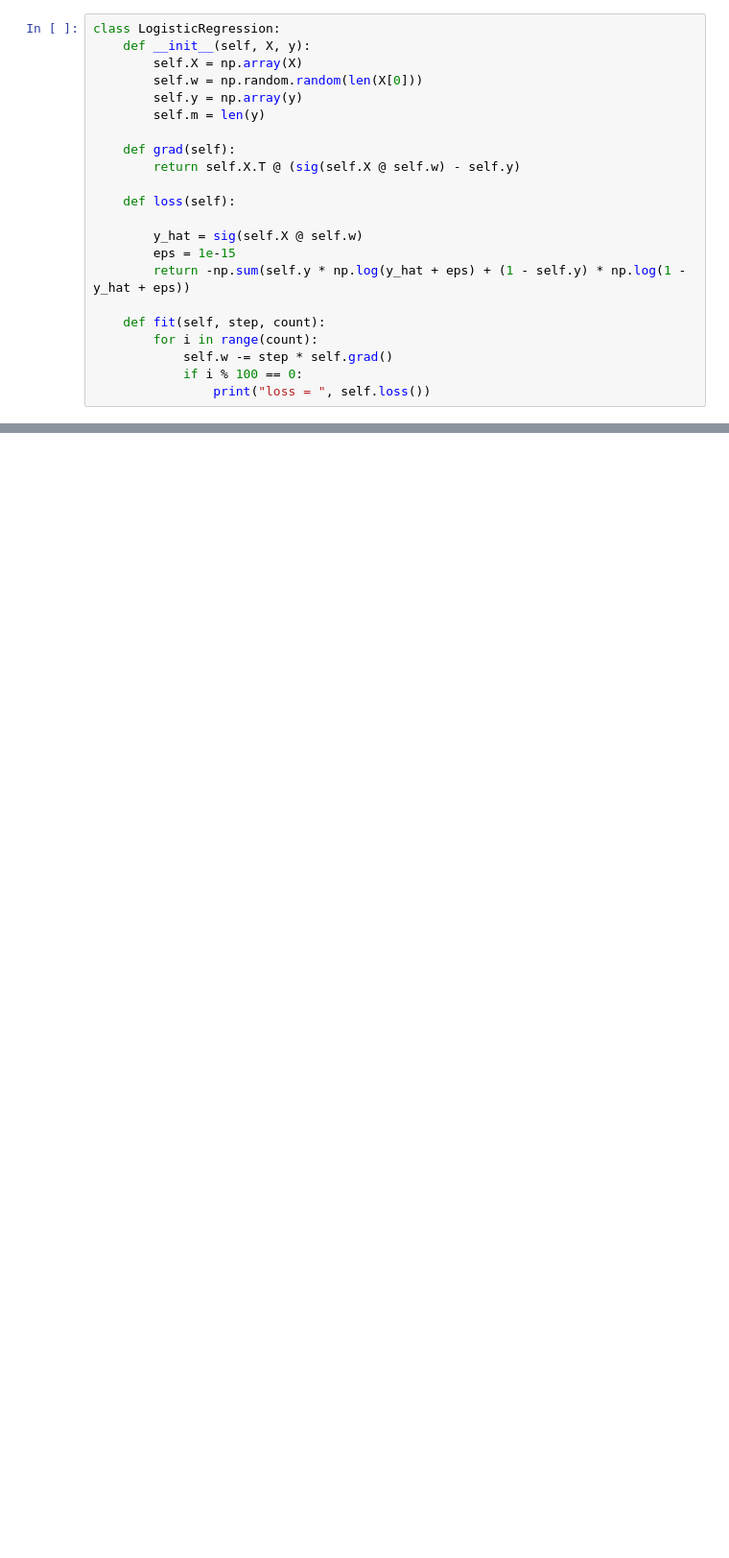
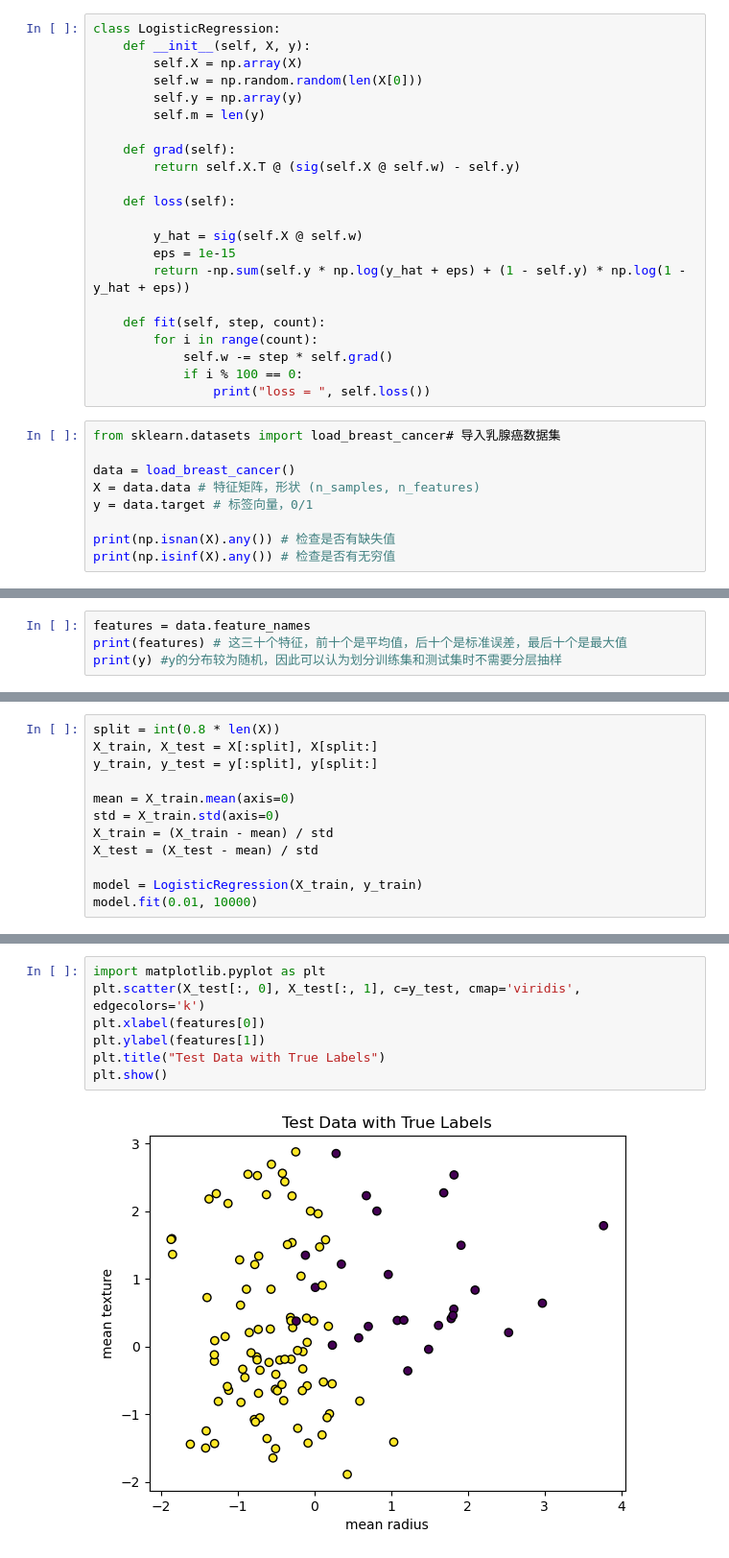
Before and after one commit to Xiaoqiming0403/ML-4, a Jupyter notebook: logistic_regression.ipynb, the cells around one changed output, grey strips where cells are left out. Shown at 96% size. Saved outputs shown, nothing was run; the diff lists cells and outputs as text; blank space fills up the shorter version.

```diff
--- a/logistic_regression.ipynb
+++ b/logistic_regression.ipynb
@@ -32,3 +30,12 @@ class LogisticRegression:
             self.w -= step * self.grad()
             if i % 100 == 0:
                 print("loss = ", self.loss())
+# %%
+from sklearn.datasets import load_breast_cancer# 导入乳腺癌数据集
+
+data = load_breast_cancer()
+X = data.data # 特征矩阵，形状 (n_samples, n_features)
+y = data.target # 标签向量，0/1
+
+print(np.isnan(X).any()) # 检查是否有缺失值
+print(np.isinf(X).any()) # 检查是否有无穷值
@@ -34,0 +45,4 @@ class LogisticRegression:
+# %%
+features = data.feature_names
+print(features) # 这三十个特征，前十个是平均值，后十个是标准误差，最后十个是最大值
+print(y) #y的分布较为随机，因此可以认为划分训练集和测试集时不需要分层抽样
@@ -34,0 +67,12 @@ class LogisticRegression:
+# %%
+split = int(0.8 * len(X))
+X_train, X_test = X[:split], X[split:]
+y_train, y_test = y[:split], y[split:]
+
+mean = X_train.mean(axis=0)
+std = X_train.std(axis=0)
+X_train = (X_train - mean) / std
+X_test = (X_test - mean) / std
+
+model = LogisticRegression(X_train, y_train)
+model.fit(0.01, 10000)
@@ -34,0 +102,9 @@ class LogisticRegression:
+# %%
+import matplotlib.pyplot as plt
+plt.scatter(X_test[:, 0], X_test[:, 1], c=y_test, cmap='viridis', edgecolors='k')
+plt.xlabel(features[0])
+plt.ylabel(features[1])
+plt.title("Test Data with True Labels")
+plt.show()
+# %% [output]
+[figure, added]
```
Also changed, not shown: parts of 8 cells of this notebook.
